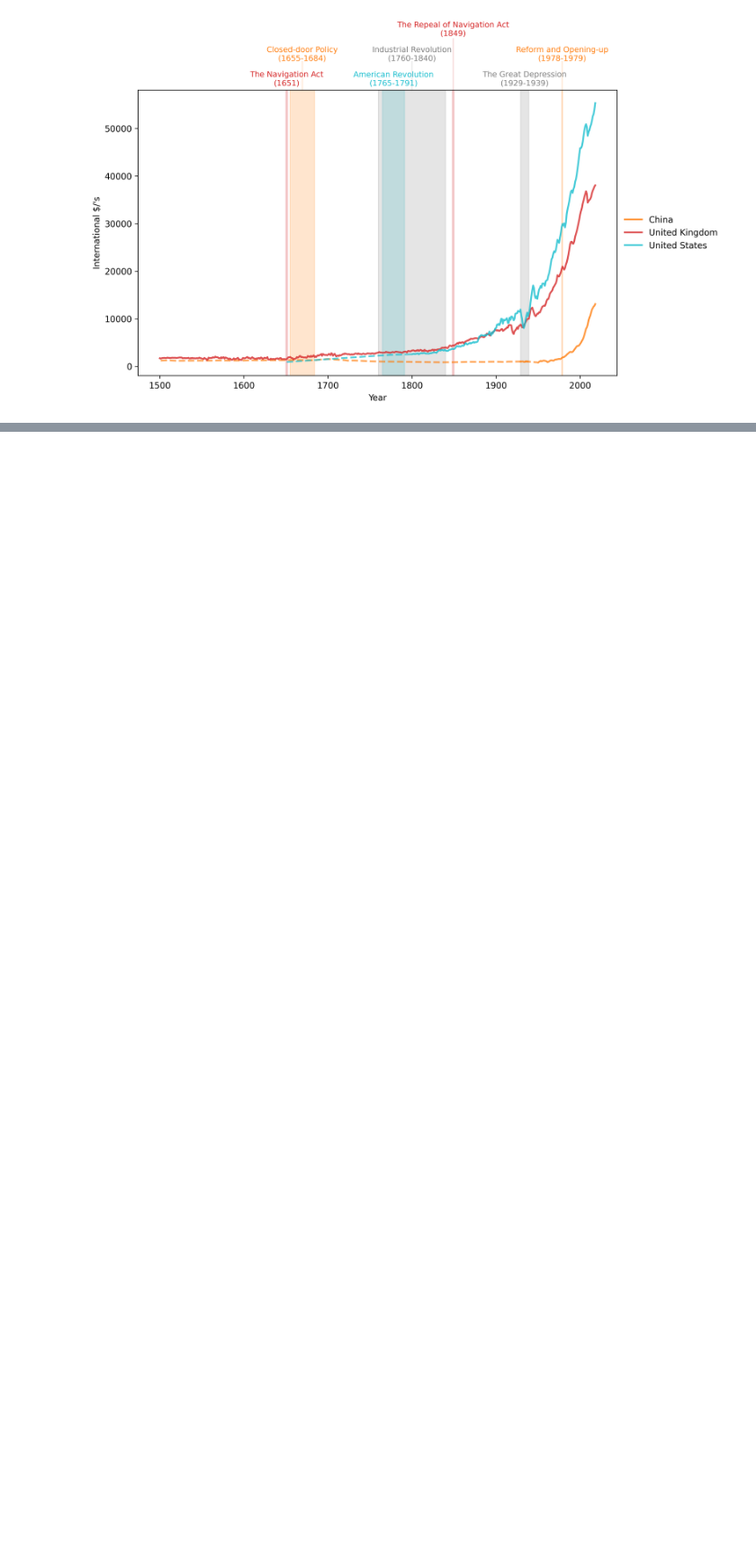
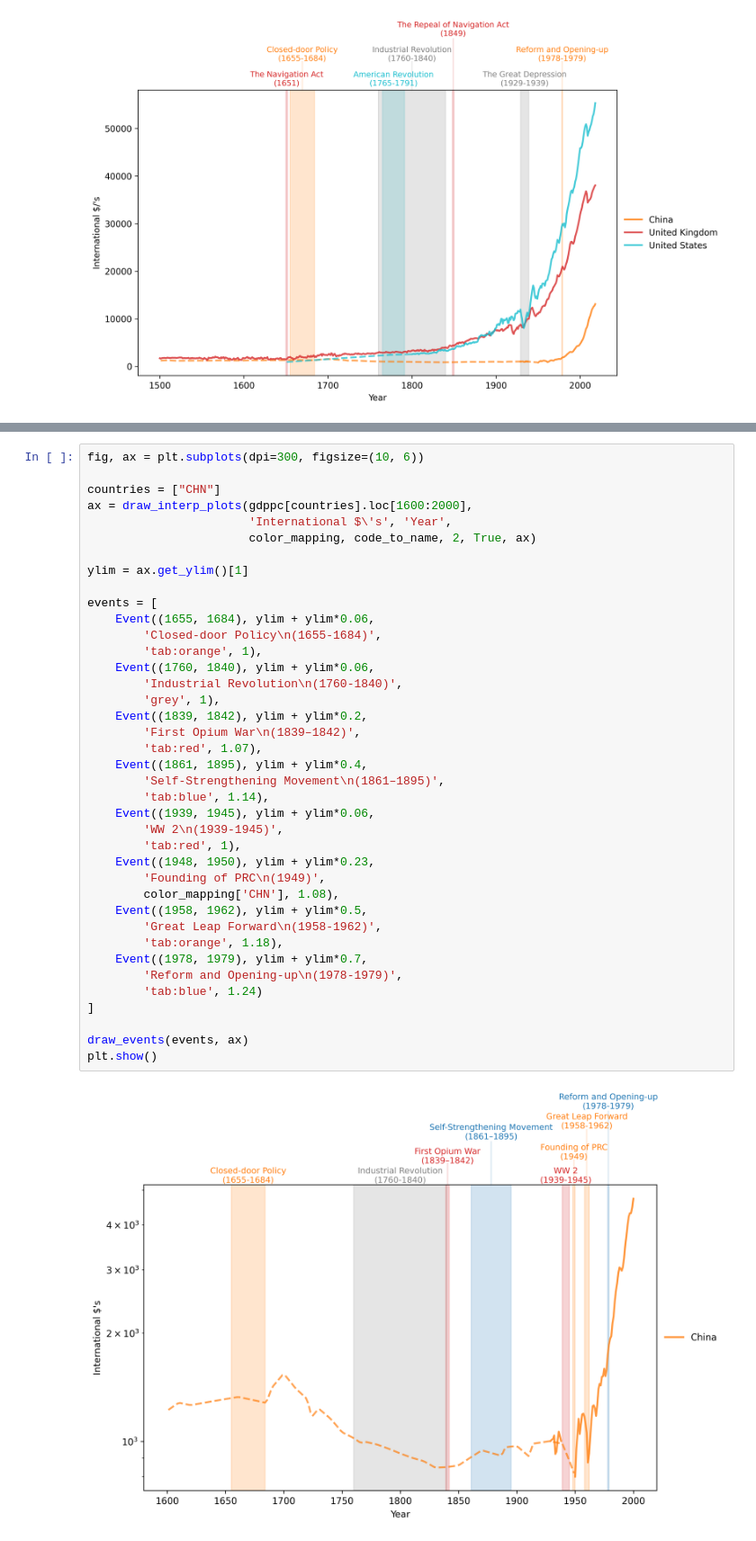
Before and after one commit to oeam96/QuantEcon-Blog, a Jupyter notebook: 1 Economic Growth Evidence/EconomicGrowthEvidence.ipynb, the cells around one changed output, grey strips where cells are left out. Shown at 90% size. Cells and saved outputs as stored; diff of their text form; blank space fills up the shorter version.

```diff
--- a/1 Economic Growth Evidence/EconomicGrowthEvidence.ipynb
+++ b/1 Economic Growth Evidence/EconomicGrowthEvidence.ipynb
@@ -291,0 +312,41 @@ plt.show()
+# %%
+fig, ax = plt.subplots(dpi=300, figsize=(10, 6))
+
+countries = ["CHN"]
+ax = draw_interp_plots(gdppc[countries].loc[1600:2000],
+                       'International $\'s', 'Year',
+                       color_mapping, code_to_name, 2, True, ax)
+
+ylim = ax.get_ylim()[1]
+
+events = [
+    Event((1655, 1684), ylim + ylim*0.06,
+        'Closed-door Policy\n(1655-1684)',
+        'tab:orange', 1),
+    Event((1760, 1840), ylim + ylim*0.06,
+        'Industrial Revolution\n(1760-1840)',
+        'grey', 1),
+    Event((1839, 1842), ylim + ylim*0.2,
+        'First Opium War\n(1839–1842)',
+        'tab:red', 1.07),
+    Event((1861, 1895), ylim + ylim*0.4,
+        'Self-Strengthening Movement\n(1861–1895)',
+        'tab:blue', 1.14),
+    Event((1939, 1945), ylim + ylim*0.06,
+        'WW 2\n(1939-1945)',
+        'tab:red', 1),
+    Event((1948, 1950), ylim + ylim*0.23,
+        'Founding of PRC\n(1949)',
+        color_mapping['CHN'], 1.08),
+    Event((1958, 1962), ylim + ylim*0.5,
+        'Great Leap Forward\n(1958-1962)',
+        'tab:orange', 1.18),
+    Event((1978, 1979), ylim + ylim*0.7,
+        'Reform and Opening-up\n(1978-1979)',
+        'tab:blue', 1.24)
+]
+
+draw_events(events, ax)
+plt.show()
+# %% [output]
+[figure, added]
```
Also changed, not shown: parts of 33 cells of this notebook, 1 other file.
